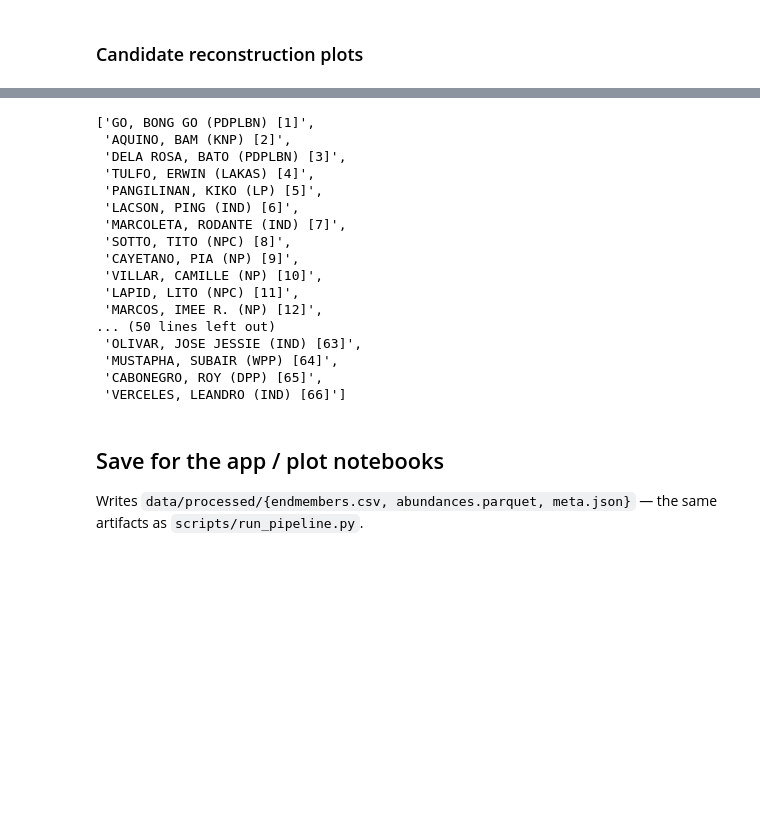
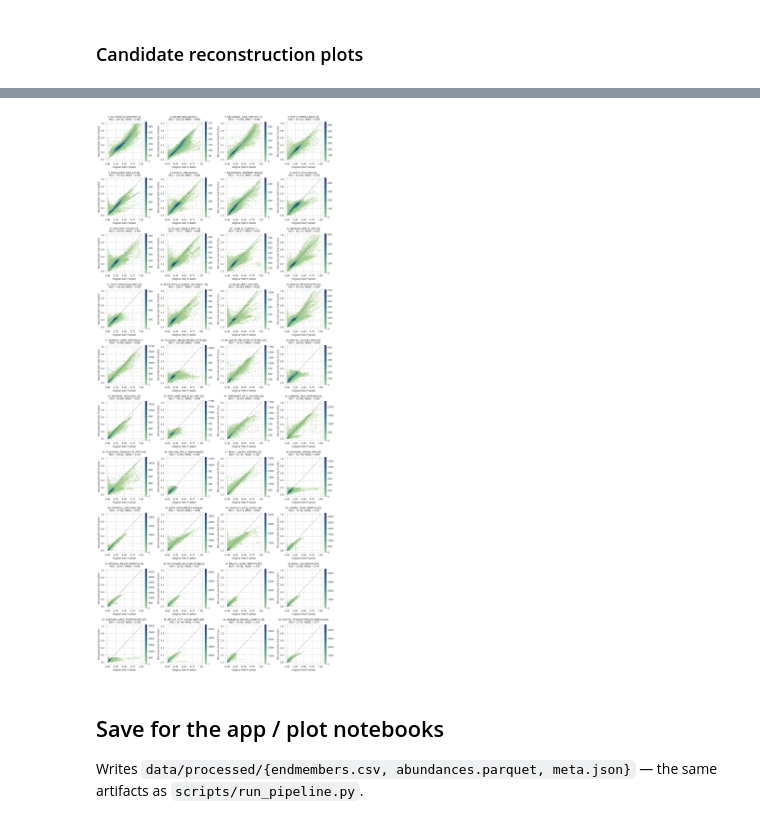
Before and after one commit to harjonillo/voting-unmixing-ph, a Jupyter notebook: notebooks/02_unmixing_pipeline.ipynb, the cells around one changed output, grey strips where cells are left out. Cells and saved outputs as stored; diff of their text form; code cells hidden in the pictures; blank space fills up the shorter version.

```diff
--- a/notebooks/02_unmixing_pipeline.ipynb
+++ b/notebooks/02_unmixing_pipeline.ipynb
@@ -218,23 +185,47 @@ fig.tight_layout()
-# %%
-pre.candidate_labels
-# %% [output]
-['GO, BONG GO (PDPLBN) [1]',
- 'AQUINO, BAM (KNP) [2]',
- 'DELA ROSA, BATO (PDPLBN) [3]',
- 'TULFO, ERWIN (LAKAS) [4]',
- 'PANGILINAN, KIKO (LP) [5]',
- 'LACSON, PING (IND) [6]',
- 'MARCOLETA, RODANTE (IND) [7]',
- 'SOTTO, TITO (NPC) [8]',
- 'CAYETANO, PIA (NP) [9]',
- 'VILLAR, CAMILLE (NP) [10]',
- 'LAPID, LITO (NPC) [11]',
- 'MARCOS, IMEE R. (NP) [12]',
-... (50 lines left out)
- 'OLIVAR, JOSE JESSIE (IND) [63]',
- 'MUSTAPHA, SUBAIR (WPP) [64]',
- 'CABONEGRO, ROY (DPP) [65]',
- 'VERCELES, LEANDRO (IND) [66]']
+# %%
+# Per-candidate reconstruction: original vs. reconstructed distributions
+n_show_recon = min(40, L)
+ncols_r = 4
+nrows_r = int(np.ceil(n_show_recon / ncols_r))
+
+xmin = np.floor(np.nanmin(Y))
+xmax = np.ceil(np.nanmax(Y))
+bins_r = np.linspace(xmin, xmax, 100)
+
+fig, axs = plt.subplots(nrows_r, ncols_r, figsize=(ncols_r * 3.5, nrows_r * 3.25))
+axs_flat = axs.flatten()
+
+for i in range(n_show_recon):
+    ax = axs_flat[i]
+
+    rss_by_candidate = np.sum((Y[i, :] - Y_rec[i, :]) ** 2)
+    rmse_by_candidate = np.sqrt(np.mean((Y[i, :] - Y_rec[i, :]) ** 2))
+
+    df_rec_vs_orig = pd.DataFrame({
+        'index': np.arange(Y.shape[1]),
+        'Original Vote Fraction': Y[i, :],
+        'Reconstructed Vote Fraction': Y_rec[i, :]
+    })
+
+    sns.histplot(
+        data=df_rec_vs_orig,
+        x='Original Vote Fraction',
+        y='Reconstructed Vote Fraction',
+        bins=(bins_r, bins_r),
+        cmap='crest',
+        cbar=True,
+        ax=ax,
+    )
+    ax.plot([xmin, xmax], [xmin, xmax], "k--", alpha=0.4)
+
+    ax.set_title(f'{i+1}: {pre.candidate_labels[i]} \n RSS = {rss_by_candidate:.3f}, RMSE = {rmse_by_candidate:.3f}', fontsize=9)
+
+fig.tight_layout()
+# fig.suptitle('Vote distribution: Original vs. Reconstructed (top candidates)', fontsize=12)
+
+plt.show()
+# %% [output]
+[figure, added]
 # %% [markdown]
 ## Save for the app / plot notebooks
 
```
Also changed, not shown: parts of 6 cells of this notebook, 1 other file.
